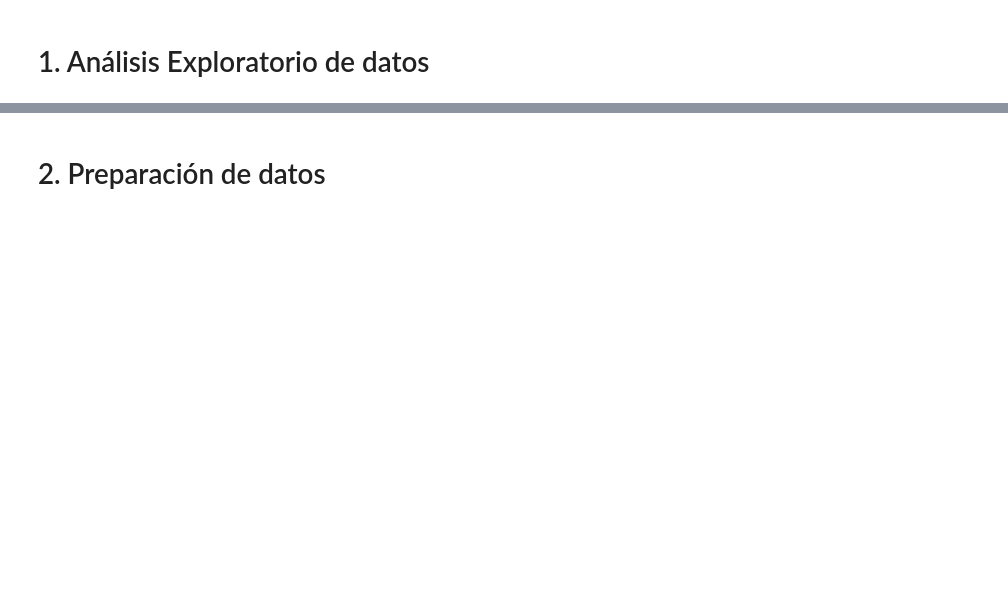
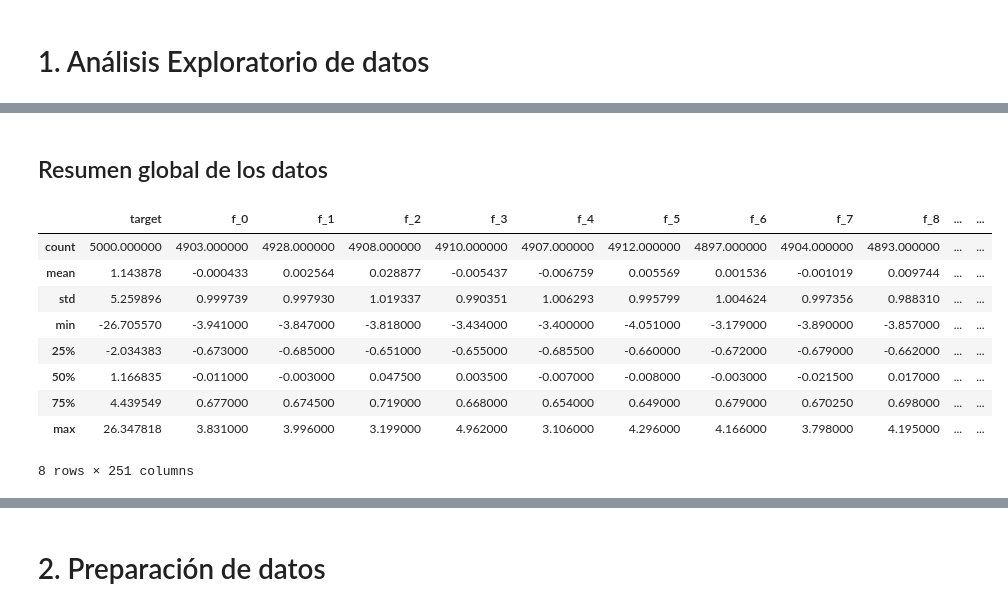
Before and after one commit to guillenunezc/Project_Capital_One-Regression-, a Jupyter notebook: 02_Solucion.ipynb, the cells around one changed output, grey strips where cells are left out. Cells and saved outputs as stored; diff of their text form; code cells hidden in the pictures; blank space fills up the shorter version.

```diff
--- a/02_Solucion.ipynb
+++ b/02_Solucion.ipynb
@@ -22,0 +45,17 @@ random.seed(42)
+# %% [markdown]
+## Resumen global de los datos
+# %%
+# Cálculo de estadísticas básicas del dataset
+# Son tantas variables que se hace imposible revisar todas.
+train_data.describe()
+# %% [output]
+|  | target | f_0 | f_1 | f_2 | f_3 | f_4 | f_5 | f_6 | f_7 | f_8 | ... | ... |
+| count | 5000.000000 | 4903.000000 | 4928.000000 | 4908.000000 | 4910.000000 | 4907.000000 | 4912.000000 | 4897.000000 | 4904.000000 | 4893.000000 | ... | ... |
+| mean | 1.143878 | -0.000433 | 0.002564 | 0.028877 | -0.005437 | -0.006759 | 0.005569 | 0.001536 | -0.001019 | 0.009744 | ... | ... |
+| std | 5.259896 | 0.999739 | 0.997930 | 1.019337 | 0.990351 | 1.006293 | 0.995799 | 1.004624 | 0.997356 | 0.988310 | ... | ... |
+| min | -26.705570 | -3.941000 | -3.847000 | -3.818000 | -3.434000 | -3.400000 | -4.051000 | -3.179000 | -3.890000 | -3.857000 | ... | ... |
+| 25% | -2.034383 | -0.673000 | -0.685000 | -0.651000 | -0.655000 | -0.685500 | -0.660000 | -0.672000 | -0.679000 | -0.662000 | ... | ... |
+| 50% | 1.166835 | -0.011000 | -0.003000 | 0.047500 | 0.003500 | -0.007000 | -0.008000 | -0.003000 | -0.021500 | 0.017000 | ... | ... |
+| 75% | 4.439549 | 0.677000 | 0.674500 | 0.719000 | 0.668000 | 0.654000 | 0.649000 | 0.679000 | 0.670250 | 0.698000 | ... | ... |
+| max | 26.347818 | 3.831000 | 3.996000 | 3.199000 | 4.962000 | 3.106000 | 4.296000 | 4.166000 | 3.798000 | 4.195000 | ... | ... |
+8 rows × 251 columns
```
Also changed, not shown: parts of 15 cells of this notebook.
